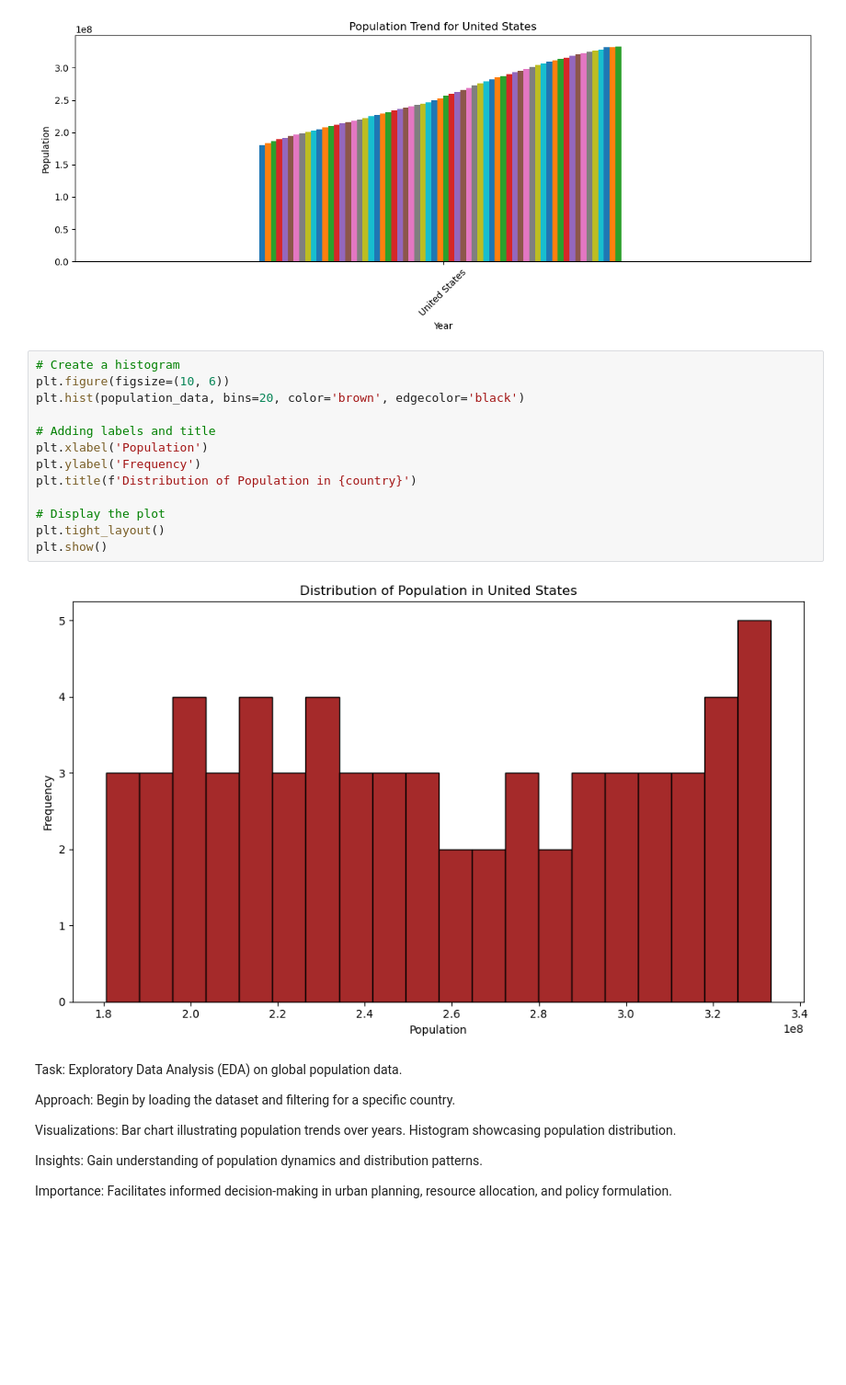
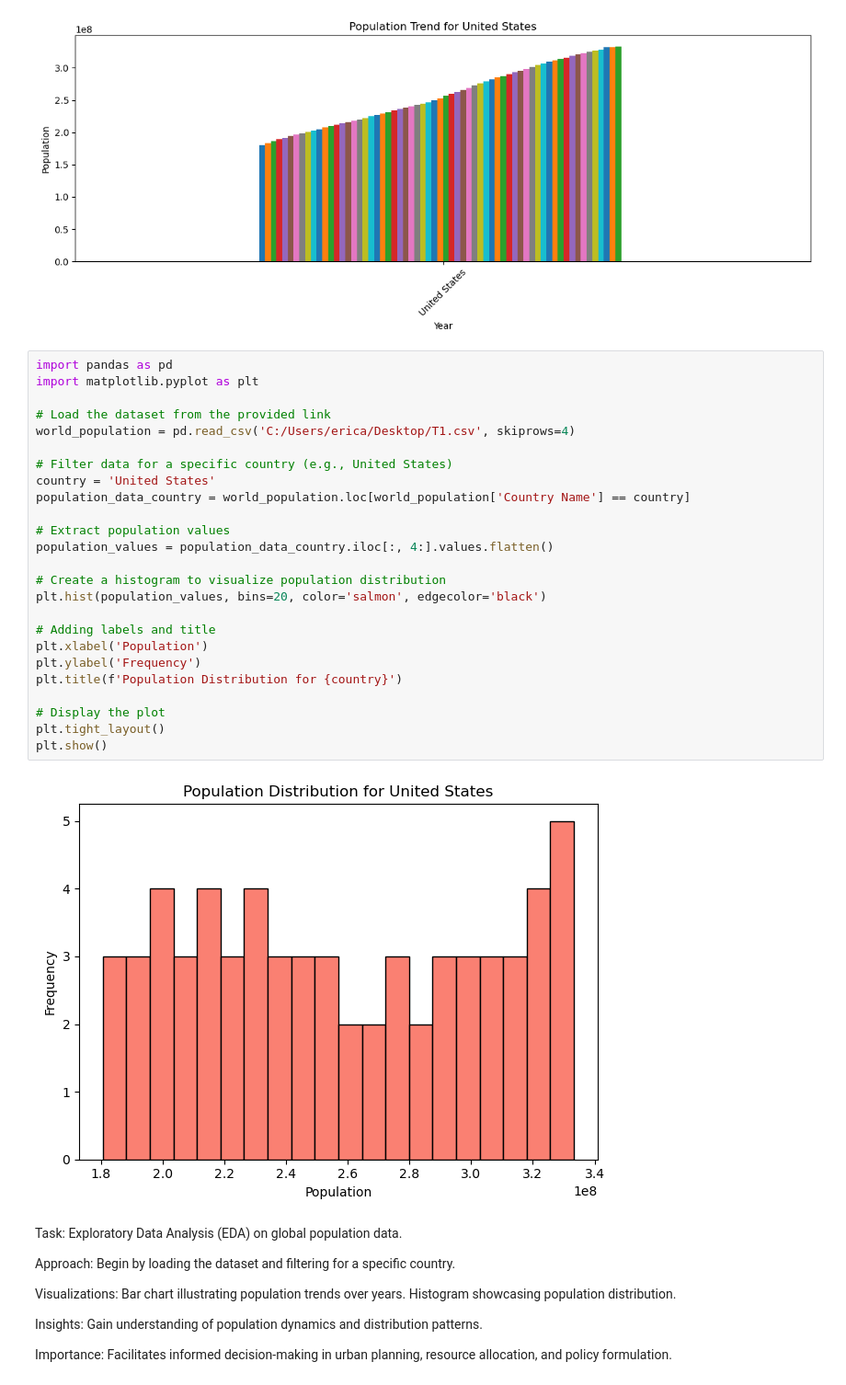
Before and after one commit to Erica-pinto/PRODIGY_DS_01, a Jupyter notebook: PRODIGY_DS_01.ipynb, the cells around one changed output. Shown: that part at 92% size. Saved outputs shown, nothing was run; the diff lists cells and outputs as text; blank space fills up the shorter version.

```diff
--- a/PRODIGY_DS_01.ipynb
+++ b/PRODIGY_DS_01.ipynb
@@ -28,21 +28,33 @@ plt.tight_layout()
 plt.show()
 # %% [output]
 [figure]
-# %%
-# Create a histogram
-plt.figure(figsize=(10, 6))
-plt.hist(population_data, bins=20, color='brown', edgecolor='black')
-
-# Adding labels and title
-plt.xlabel('Population')
-plt.ylabel('Frequency')
-plt.title(f'Distribution of Population in {country}')
-
-# Display the plot
-plt.tight_layout()
-plt.show()
-# %% [output]
-[figure, removed]
+# %%
+import pandas as pd
+import matplotlib.pyplot as plt
+
+# Load the dataset from the provided link
+world_population = pd.read_csv('C:/Users/erica/Desktop/T1.csv', skiprows=4)
+
+# Filter data for a specific country (e.g., United States)
+country = 'United States'
+population_data_country = world_population.loc[world_population['Country Name'] == country]
+
+# Extract population values
+population_values = population_data_country.iloc[:, 4:].values.flatten()
+
+# Create a histogram to visualize population distribution
+plt.hist(population_values, bins=20, color='salmon', edgecolor='black')
+
+# Adding labels and title
+plt.xlabel('Population')
+plt.ylabel('Frequency')
+plt.title(f'Population Distribution for {country}')
+
+# Display the plot
+plt.tight_layout()
+plt.show()
+# %% [output]
+[figure, added]
 # %% [markdown]
 Task: Exploratory Data Analysis (EDA) on global population data.
 
```
